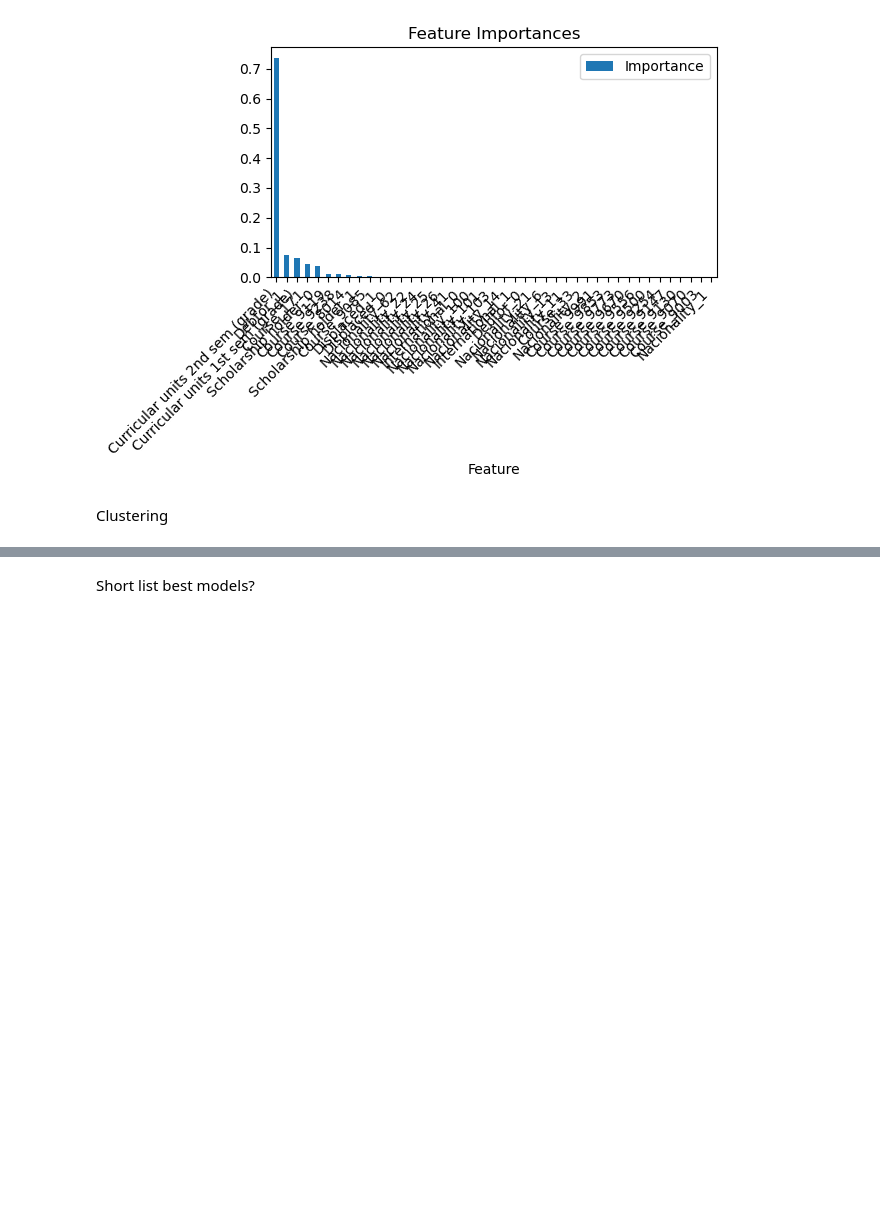
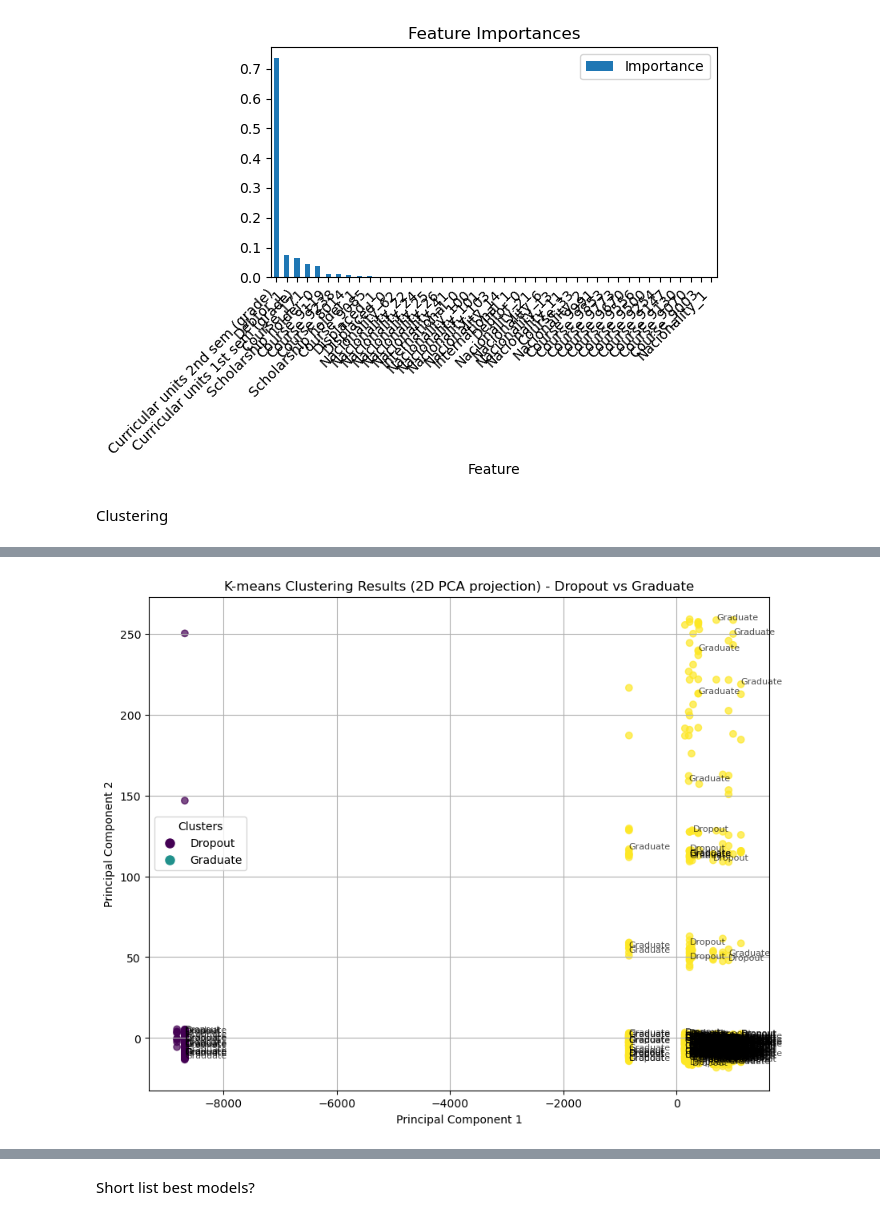
Before and after one commit to azeiber/student-droupout-detection, a Jupyter notebook: Studentdropoutandacademicsuccess.ipynb, the cells around one changed output, grey strips where cells are left out. Drawn from its saved outputs; the diff is of its cells as text; code cells hidden in the pictures; blank space fills up the shorter version.

Commit message:
DATA FIX

```diff
--- a/Studentdropoutandacademicsuccess.ipynb
+++ b/Studentdropoutandacademicsuccess.ipynb
@@ -1120,0 +987,71 @@ ModuleNotFoundError: No module named 'seaborn'
+# %%
+import pandas as pd
+import numpy as np
+from sklearn.decomposition import PCA
+from sklearn.cluster import KMeans
+import matplotlib.pyplot as plt
+
+# Load the cleaned data
+df_cleaned = pd.read_csv('cleaned_data_no_enrolled.csv')
+
+# Filter the data to only include Dropout and Graduate students
+df_filtered = df_cleaned[df_cleaned['Target'].isin(['Dropout', 'Graduate'])]
+
+# Select only numeric columns for PCA and statistics
+numeric_columns = df_filtered.select_dtypes(include=['int64', 'float64']).columns.tolist()
+
+# Remove any non-numeric columns that might have been included
+numeric_columns = [col for col in numeric_columns if col != 'Target']
+
+# Perform PCA on the filtered data
+pca = PCA(n_components=2)
+pca_result = pca.fit_transform(df_filtered[numeric_columns])
+
+# Perform K-means clustering (2 clusters now)
+kmeans = KMeans(n_clusters=2, random_state=42)
+clusters = kmeans.fit_predict(pca_result)
+
+# Create a mapping of cluster numbers to meaningful labels
+cluster_labels = {
+    0: 'Dropout',
+    1: 'Graduate'
+}
+
+# Create the scatter plot with labels
+plt.figure(figsize=(10, 8))
+scatter = plt.scatter(pca_result[:, 0],  # PC1
+                     pca_result[:, 1],  # PC2
+                     c=clusters,
+                     cmap='viridis',
+                     alpha=0.7)
+
+# Add labels to each point (only for a subset to avoid overcrowding)
+for i, txt in enumerate(df_filtered['Target']):
+    if i % 10 == 0:  # Only label every 10th point
+        plt.annotate(txt, (pca_result[i, 0], pca_result[i, 1]),
+                    fontsize=8, alpha=0.7)
+
+plt.title('K-means Clustering Results (2D PCA projection) - Dropout vs Graduate')
+plt.xlabel('Principal Component 1')
+plt.ylabel('Principal Component 2')
+
+# Create a custom legend
+legend_elements = [plt.Line2D([0], [0], marker='o', color='w',
+                             markerfacecolor=plt.cm.viridis(i/2),
+                             label=label, markersize=10)
+                  for i, label in cluster_labels.items()]
+plt.legend(handles=legend_elements, title='Clusters')
+
+plt.grid(True)
+plt.show()
+
+# Print cluster statistics for numeric columns only
+print("\nCluster Statistics:")
+for cluster in range(2):  # Now only 2 clusters
+    print(f"\nCluster {cluster} ({cluster_labels[cluster]}):")
+    cluster_data = df_filtered[clusters == cluster]
+    # Calculate mean only for numeric columns
+    numeric_stats = cluster_data[numeric_columns].mean()
+    print(numeric_stats)
+# %% [output]
+[figure, added]
```
Also changed, not shown: parts of 3 cells of this notebook.
